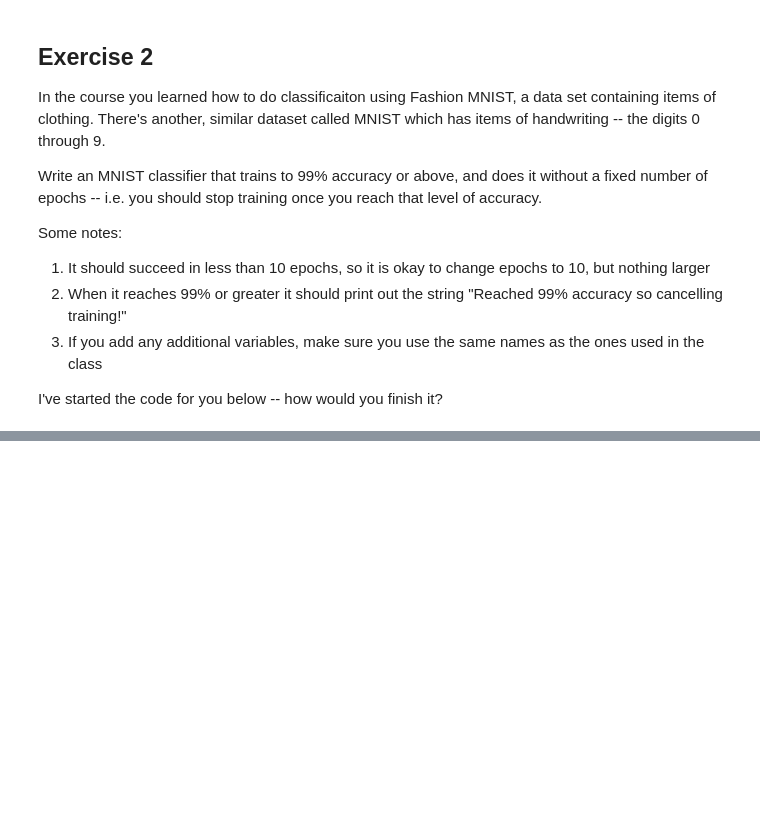
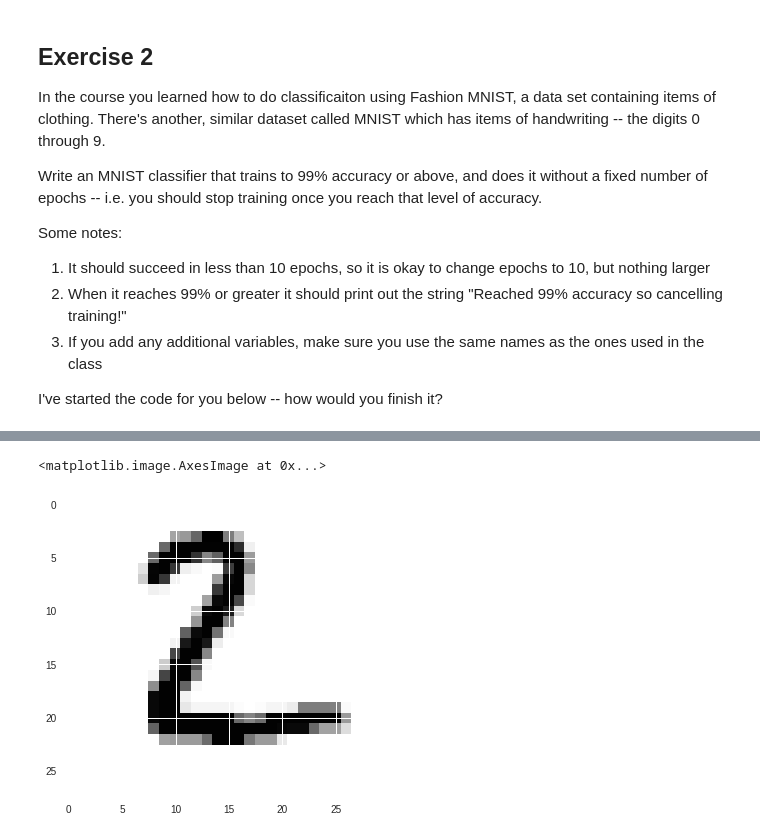
Before and after one commit to krisrjohnson/TFCoursework, a Jupyter notebook: Exercise2_Question.ipynb, the cells around one changed output, grey strips where cells are left out. Drawn from its saved outputs; the diff is of its cells as text; code cells hidden in the pictures; blank space fills up the shorter version.

Commit message:
Added plots to display model predictions alongside the original images to get a sense of accuracy on a small subset

```diff
--- a/Exercise2_Question.ipynb
+++ b/Exercise2_Question.ipynb
@@ -47,0 +53,5 @@ Reached 99% accuracy so cancelling training!
+# %%
+# explore predictions on a few images
+import numpy as np
+first_img = 1
+last_img = 10
@@ -47,0 +81,6 @@ Reached 99% accuracy so cancelling training!
+# %%
+import matplotlib.pyplot as plt
+plt.imshow(x_test[first_img])
+# %% [output]
+<matplotlib.image.AxesImage at 0x...>
+[figure, added]
```
Also changed, not shown: parts of 5 cells of this notebook.
